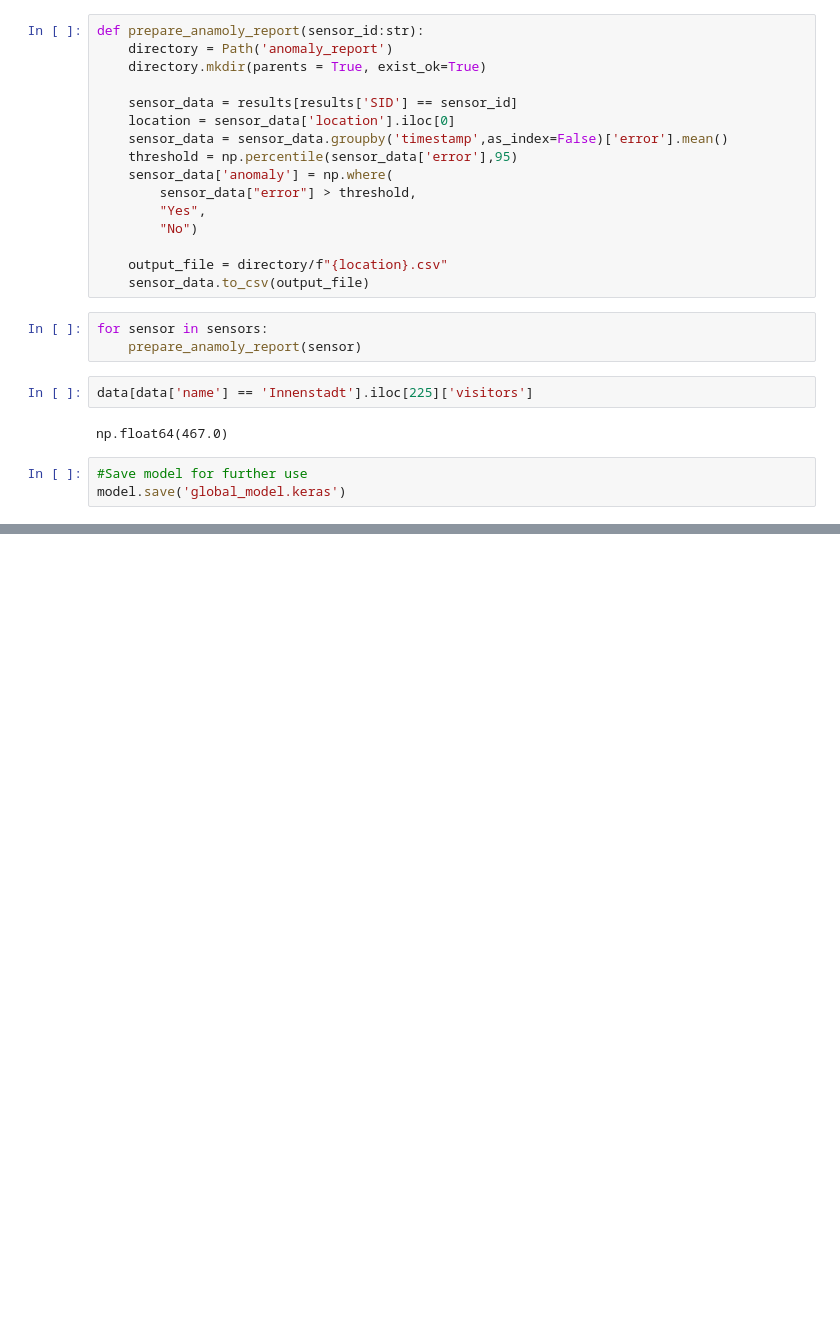
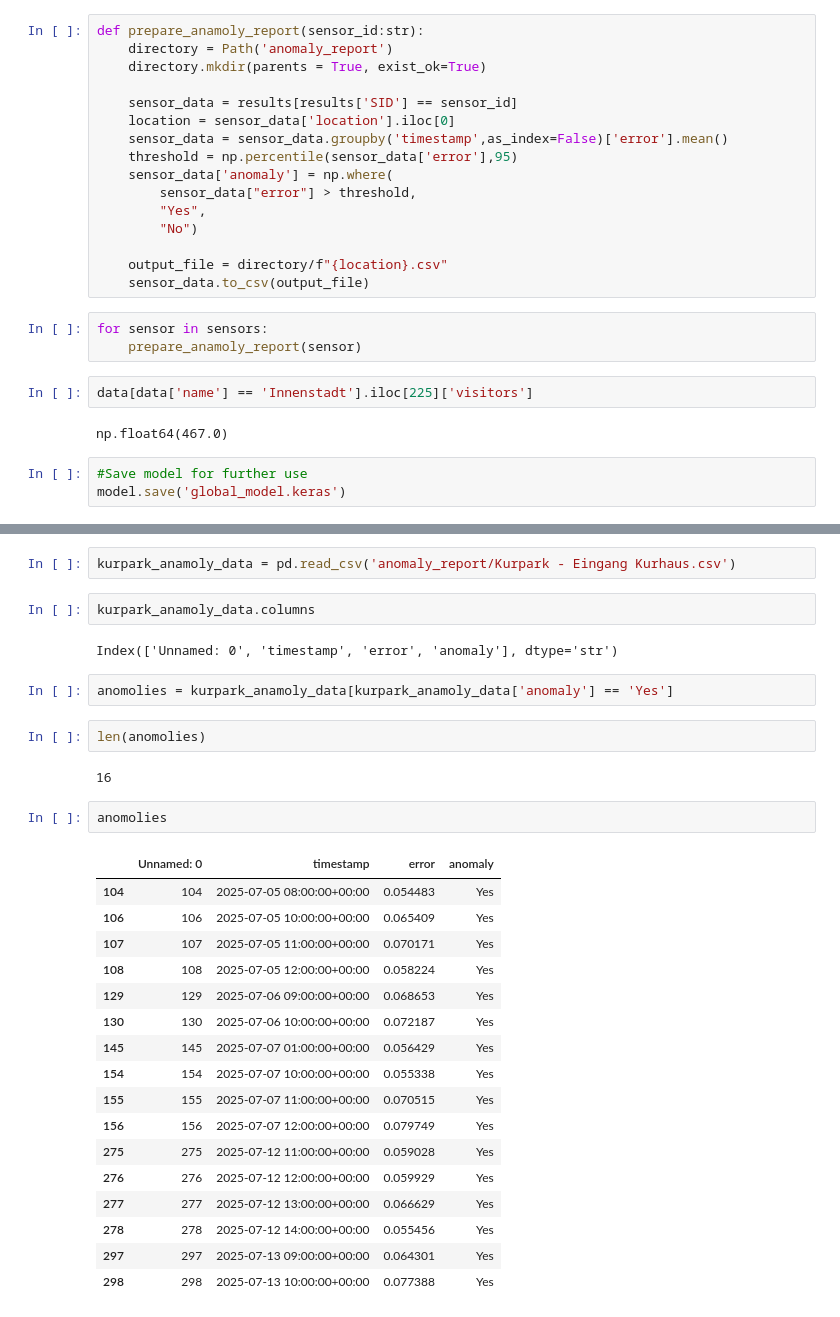
Before and after one commit to readytocommit/FinalProject, a Jupyter notebook: globalModel.ipynb, the cells around one changed output, grey strips where cells are left out. Drawn from its saved outputs; the diff is of its cells as text; blank space fills up the shorter version.

```diff
--- a/globalModel.ipynb
+++ b/globalModel.ipynb
@@ -265,0 +289,32 @@ model.save('global_model.keras')
+# %%
+kurpark_anamoly_data = pd.read_csv('anomaly_report/Kurpark - Eingang Kurhaus.csv')
+# %%
+kurpark_anamoly_data.columns
+# %% [output]
+Index(['Unnamed: 0', 'timestamp', 'error', 'anomaly'], dtype='str')
+# %%
+anomolies = kurpark_anamoly_data[kurpark_anamoly_data['anomaly'] == 'Yes']
+# %%
+len(anomolies)
+# %% [output]
+16
+# %%
+anomolies
+# %% [output]
+|  | Unnamed: 0 | timestamp | error | anomaly |
+| 104 | 104 | 2025-07-05 08:00:00+00:00 | 0.054483 | Yes |
+| 106 | 106 | 2025-07-05 10:00:00+00:00 | 0.065409 | Yes |
+| 107 | 107 | 2025-07-05 11:00:00+00:00 | 0.070171 | Yes |
+| 108 | 108 | 2025-07-05 12:00:00+00:00 | 0.058224 | Yes |
+| 129 | 129 | 2025-07-06 09:00:00+00:00 | 0.068653 | Yes |
+| 130 | 130 | 2025-07-06 10:00:00+00:00 | 0.072187 | Yes |
+| 145 | 145 | 2025-07-07 01:00:00+00:00 | 0.056429 | Yes |
+| 154 | 154 | 2025-07-07 10:00:00+00:00 | 0.055338 | Yes |
+| 155 | 155 | 2025-07-07 11:00:00+00:00 | 0.070515 | Yes |
+| 156 | 156 | 2025-07-07 12:00:00+00:00 | 0.079749 | Yes |
+| 275 | 275 | 2025-07-12 11:00:00+00:00 | 0.059028 | Yes |
+| 276 | 276 | 2025-07-12 12:00:00+00:00 | 0.059929 | Yes |
+| 277 | 277 | 2025-07-12 13:00:00+00:00 | 0.066629 | Yes |
+| 278 | 278 | 2025-07-12 14:00:00+00:00 | 0.055456 | Yes |
+| 297 | 297 | 2025-07-13 09:00:00+00:00 | 0.064301 | Yes |
+| 298 | 298 | 2025-07-13 10:00:00+00:00 | 0.077388 | Yes |
```
Also changed, not shown: parts of 11 cells of this notebook, 30 other files.
